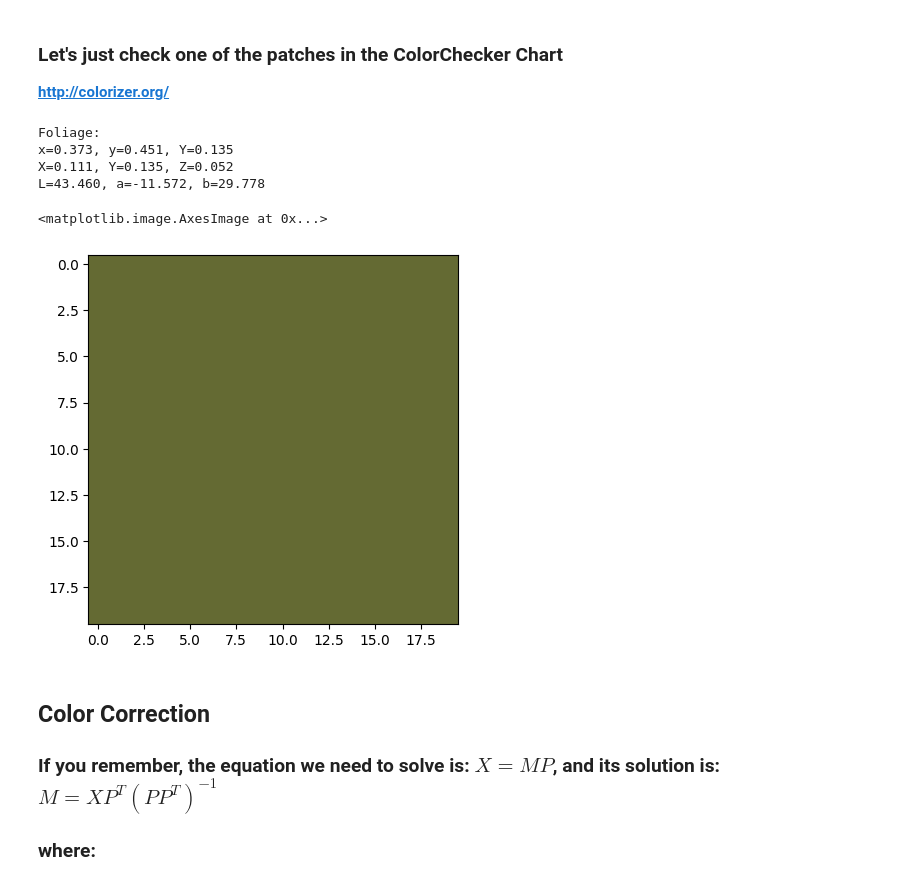
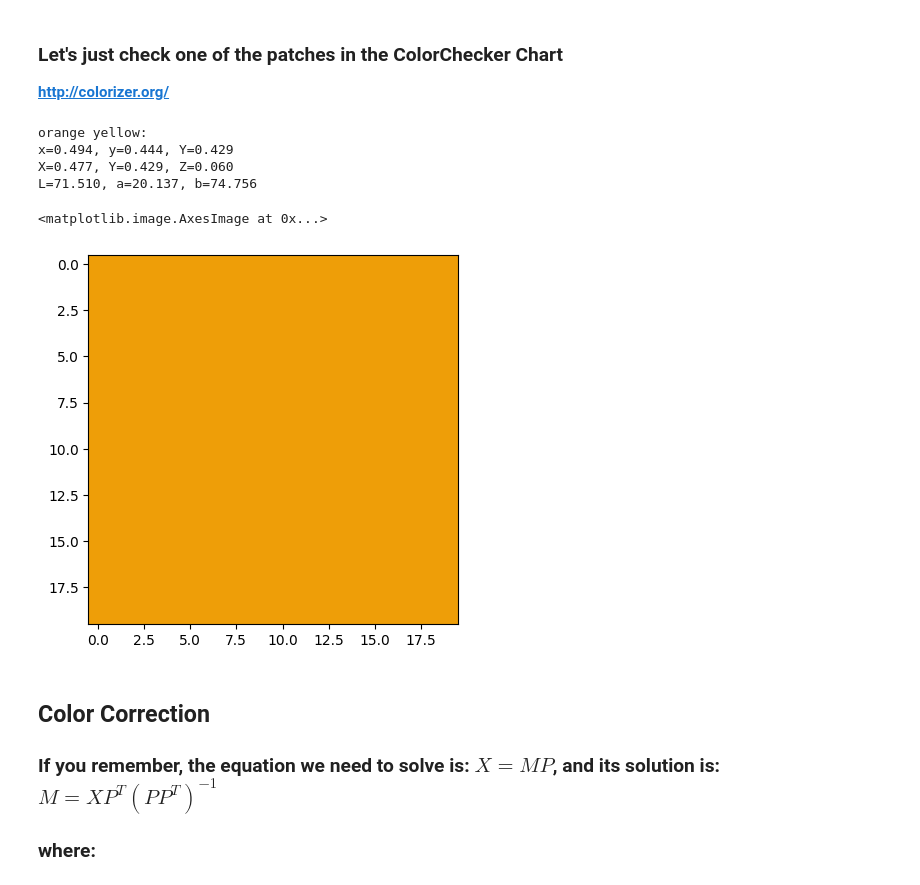
Before and after one commit to Kimiarfaie/Color-Correction, a Jupyter notebook: ColorCorrection.ipynb, the cells around one changed output. Drawn from its saved outputs; the diff is of its cells as text; code cells hidden in the pictures.

```diff
--- a/ColorCorrection.ipynb
+++ b/ColorCorrection.ipynb
@@ -220,23 +295,23 @@ __[http://colorizer.org/](http://colorizer.org/)__
 # %%
 # Check for instance xyY, XYZ and Lab (D65) of "Foliage"
 # Does it look correct to you?
-xyY_foliage = cc_xyY_reference.data['foliage']
-XYZ_foliage = colour.xyY_to_XYZ(xyY_foliage)
-Lab_foliage = colour.XYZ_to_Lab(XYZ_foliage, illuminant=illum_D65)
-print("Foliage:")
-print("x={:.3f}, y={:.3f}, Y={:.3f}".format(xyY_foliage[0], xyY_foliage[1], xyY_foliage[2]))
-print("X={:.3f}, Y={:.3f}, Z={:.3f}".format(XYZ_foliage[0], XYZ_foliage[1], XYZ_foliage[2]))
-print("L={:.3f}, a={:.3f}, b={:.3f}".format(Lab_foliage[0], Lab_foliage[1], Lab_foliage[2]))
+xyY_OY = cc_xyY_reference.data['orange yellow']
+XYZ_OY = colour.xyY_to_XYZ(xyY_OY)
+Lab_OY = colour.XYZ_to_Lab(XYZ_OY, illuminant=illum_D65)
+print("orange yellow:")
+print("x={:.3f}, y={:.3f}, Y={:.3f}".format(xyY_OY[0], xyY_OY[1], xyY_OY[2]))
+print("X={:.3f}, Y={:.3f}, Z={:.3f}".format(XYZ_OY[0], XYZ_OY[1], XYZ_OY[2]))
+print("L={:.3f}, a={:.3f}, b={:.3f}".format(Lab_OY[0], Lab_OY[1], Lab_OY[2]))
 
-patch_view = colour.XYZ_to_sRGB(XYZ_foliage) * np.ones((20, 20, 3), dtype=np.float64)
+patch_view = colour.XYZ_to_sRGB(XYZ_OY) * np.ones((20, 20, 3), dtype=np.float64)
 plt.imshow(patch_view)
 # %% [output]
-Foliage:
-x=0.373, y=0.451, Y=0.135
-X=0.111, Y=0.135, Z=0.052
-L=43.460, a=-11.572, b=29.778
+orange yellow:
+x=0.494, y=0.444, Y=0.429
+X=0.477, Y=0.429, Z=0.060
+L=71.510, a=20.137, b=74.756
 <matplotlib.image.AxesImage at 0x...>
-[figure, old version]
+[figure, new version]
 # %% [markdown]
 ## Color Correction
 ### If you remember, the equation we need to solve is: $X=MP$, and its solution is: $M=XP^T(PP^T)^{-1}$
```
Also changed, not shown: parts of 15 cells of this notebook, 1 other file.
